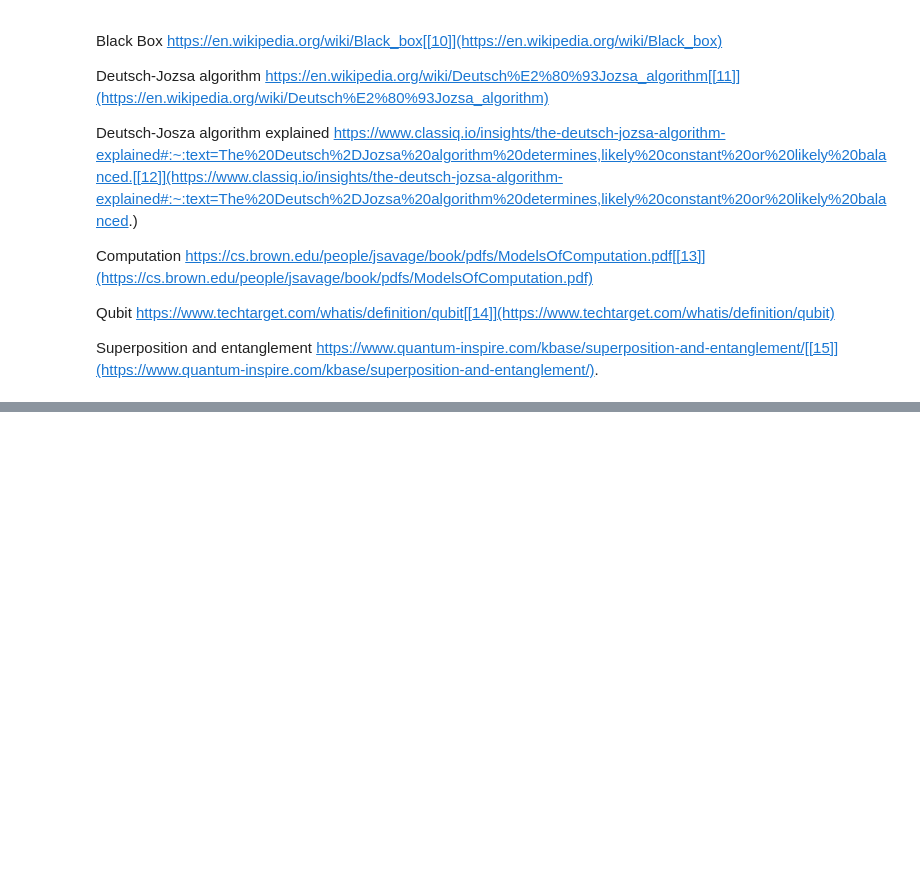
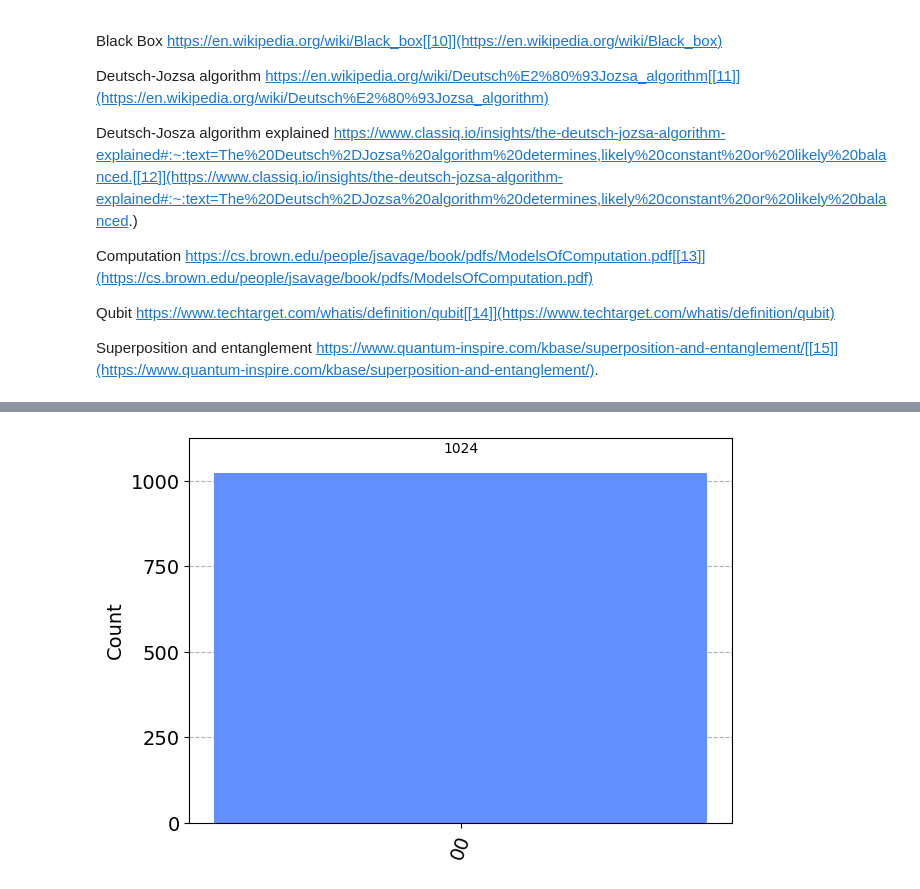
Before and after one commit to j0sephasare/G00392239_Emer_Tech_Proj, a Jupyter notebook: Project/project.ipynb, the cells around one changed output, grey strips where cells are left out. Cells and saved outputs as stored; diff of their text form; code cells hidden in the pictures; blank space fills up the shorter version.

```diff
--- a/Project/project.ipynb
+++ b/Project/project.ipynb
@@ -72,0 +135,32 @@ Superposition and entanglement https://www.quantum-inspire.com/kbase/superpositi
+# %%
+
+# Import necessary libraries
+from qiskit import QuantumCircuit, Aer, transpile, assemble, execute
+from qiskit.visualization import plot_histogram
+
+# Create a quantum circuit with two qubits and two classical bits
+qc = QuantumCircuit(2, 2)
+# Apply Hadamard gate on both qubits
+qc.h(0)
+qc.h(1)
+# Apply X and H gates to create the oracle for the constant function
+qc.x(1)
+qc.h(1)
+# Apply barrier for better visualization
+qc.barrier()
+# Apply Hadamard gate on the first qubit
+qc.h(0)
+# Measure both qubits
+qc.measure([0, 1], [0, 1])
+# Visualize the quantum circuit
+qc.draw('mpl')
+# Simulate the circuit using the Aer simulator
+simulator = Aer.get_backend('qasm_simulator')
+compiled_circuit = transpile(qc, simulator)
+result = execute(compiled_circuit, simulator, shots=1024).result()
+counts = result.get_counts(qc)
+
+# Plot the histogram of measurement outcomes
+plot_histogram(counts)
+# %% [output]
+[figure, added]
```
Also changed, not shown: parts of 5 cells of this notebook, 2 other files.
